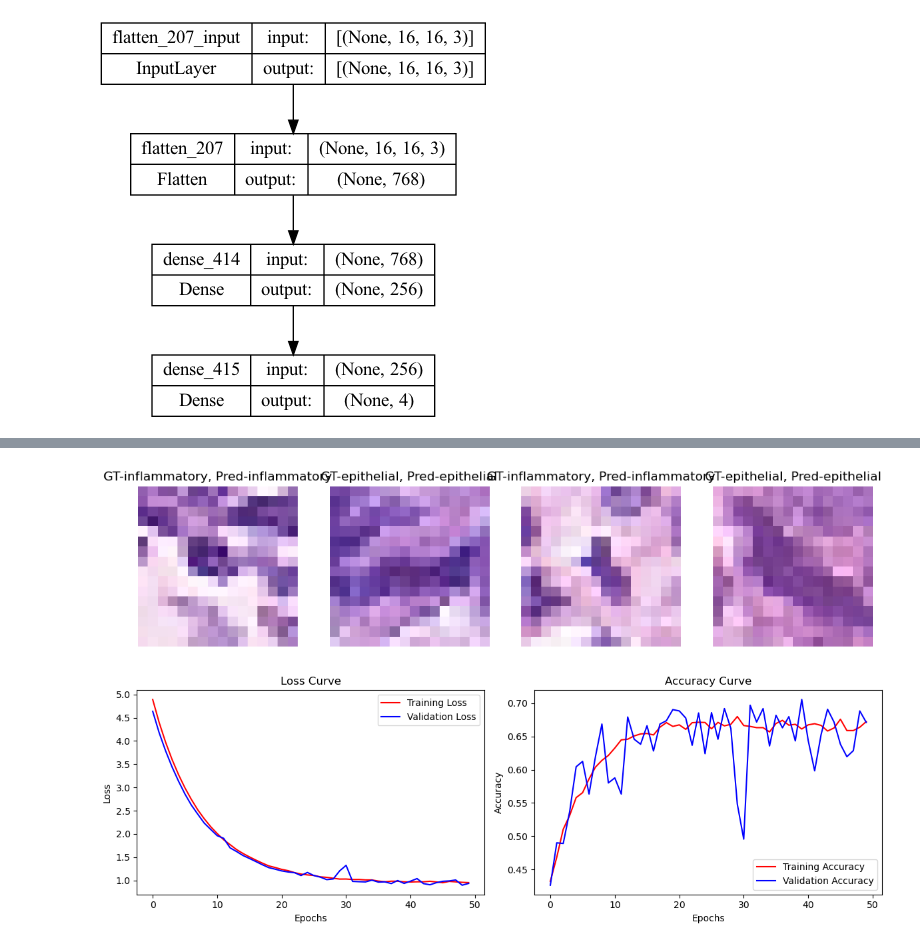
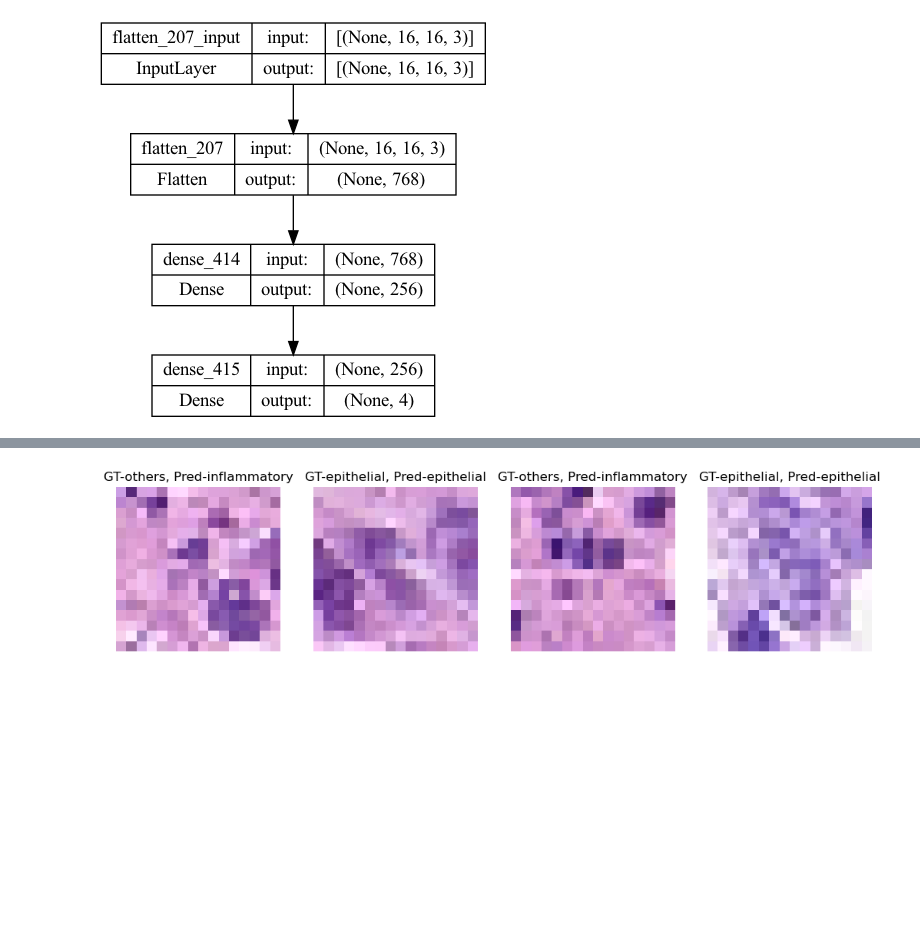
Before and after one commit to AmiruC/Machine-Learning-Cancer-Classification-Model, a Jupyter notebook: notebooks/notebook.ipynb, the cells around one changed output, grey strips where cells are left out. Drawn from its saved outputs; the diff is of its cells as text; code cells hidden in the pictures; blank space fills up the shorter version.

```diff
--- a/notebooks/notebook.ipynb
+++ b/notebooks/notebook.ipynb
@@ -490,10 +498,6 @@ L2 regularization helps prevent overfitting by encouraging the model to have sma
 The choice of the regularization parameter, 0.01 in this case, was determined through previous experiments with neural networks. By identifying the best value that had the largest effect on reducing overfitting, 0.01 was selected.
 # %% [markdown]
 # Final Model Testing
-# %%
-INPUT_DIM = (16,16,3)
-HIDDEN_LAYER_DIM = 256
-OUTPUT_CLASSES = 4
 # %%
 import tensorflow as tf
 
@@ -541,7 +545,7 @@ test_generator = test_datagen.flow_from_dataframe(
         batch_size=batch_size,
         class_mode='categorical')
 
-history = tuned_model.fit(train_generator, validation_data=validation_generator, epochs=50, verbose=0)
+tuned_history = tuned_model.fit(train_generator, validation_data=validation_generator, epochs=50, verbose=0)
 
 tuned_model.evaluate(test_generator)
 # %% [output]
@@ -553,49 +557,18 @@ label_names = {'fibroblast' : 0, 'inflammatory' : 1, 'epithelial' : 2, 'others'
 # %%
 d_inv = {v: k for k, v in label_names.items()}
 plt.figure(figsize=(16,4))
 batches = 0
 for x,y in test_generator:
         batches = batches + 1
         y_hat = tuned_model.predict(x, verbose=0)
         x = np.squeeze(x)
         if batches < 5:
             plt.subplot(1,5,batches)
             plt.imshow(x)
             plt.title("GT-{}, Pred-{}".format(d_inv[np.argmax(y[0])], d_inv[np.argmax(y_hat[0])] ))
         else:
             break
 
         plt.axis('off')
-
-import matplotlib.pyplot as plt
-
-def plot_learning_curve(train_loss, val_loss, train_acc, val_acc, metric_name='Accuracy'):
-    # Plotting the Loss Curve
-    plt.figure(figsize=(12, 4))
-    plt.subplot(1, 2, 1)
-    plt.plot(train_loss, 'r-', label='Training Loss')
-    plt.plot(val_loss, 'b-', label='Validation Loss')
-    plt.xlabel('Epochs')
-    plt.ylabel('Loss')
-    plt.title('Loss Curve')
-    plt.legend()
-
-    # Plotting the Accuracy Curve
-    plt.subplot(1, 2, 2)
-    plt.plot(train_acc, 'r-', label='Training ' + metric_name)
-    plt.plot(val_acc, 'b-', label='Validation ' + metric_name)
-    plt.xlabel('Epochs')
-    plt.ylabel(metric_name)
-    plt.title('Accuracy Curve')
-    plt.legend()
-
-    plt.tight_layout()
-    plt.show()
-
-# Call the function to plot the learning curves
-plot_learning_curve(history.history['loss'], history.history['val_loss'],
-                    history.history['categorical_accuracy'], history.history['val_categorical_accuracy'],
-                    metric_name='Accuracy')
 # %% [output]
-[figure, old version]
+[figure, new version]
-[figure, removed]
```
Also changed, not shown: parts of 8 cells of this notebook, 1 other file.
